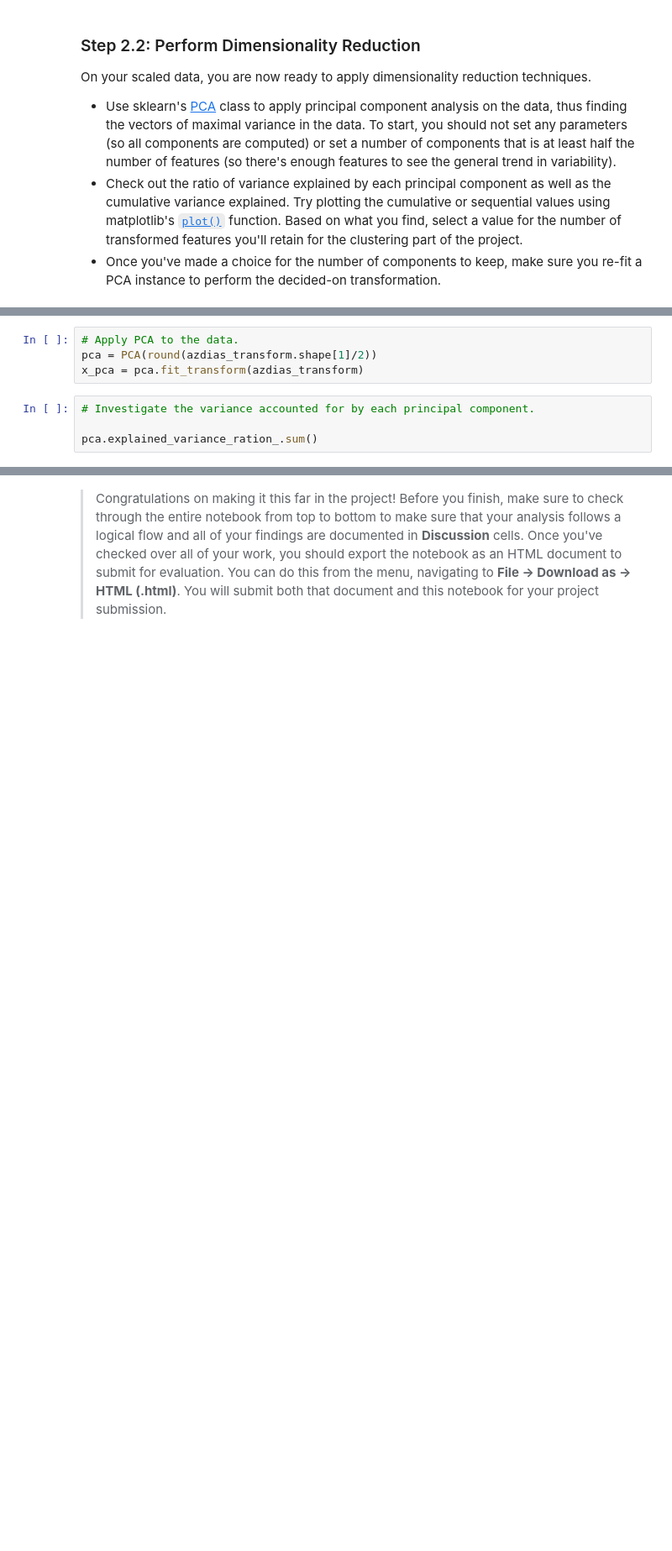
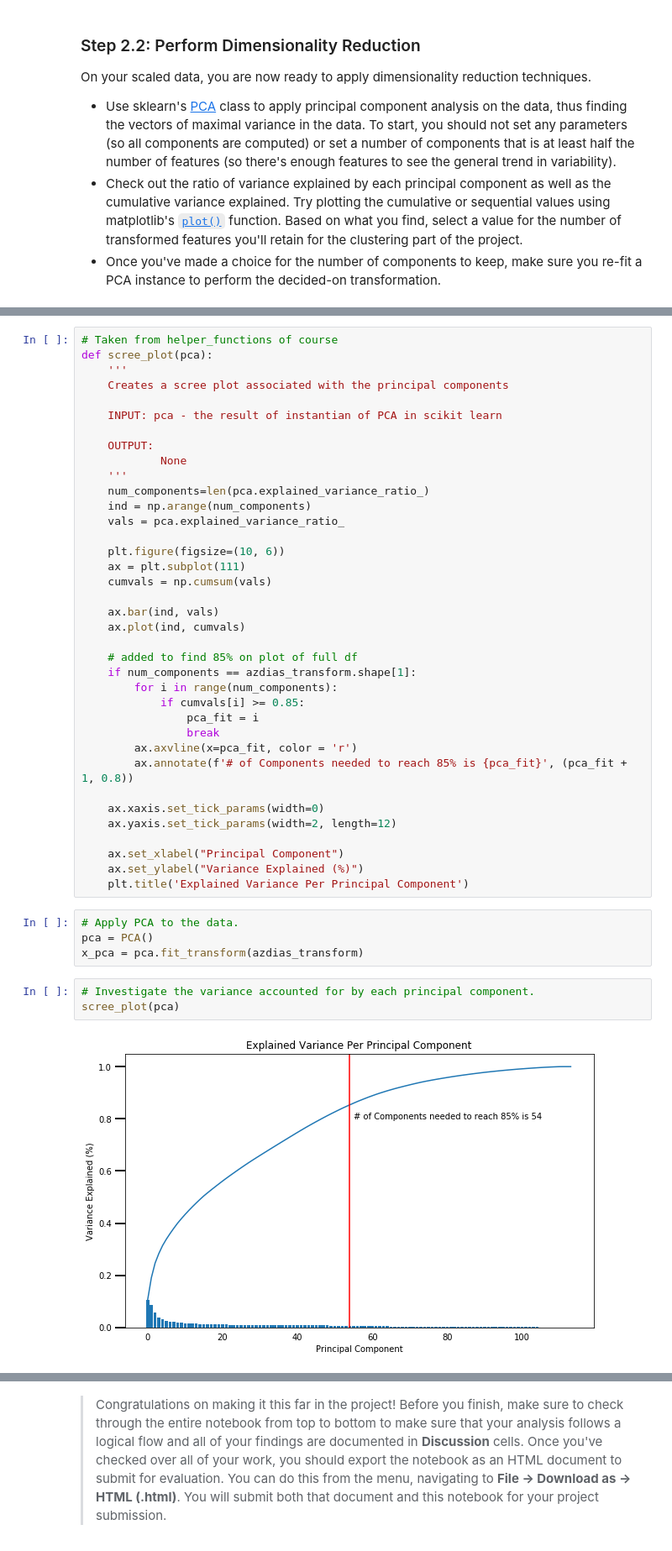
Before and after one commit to foosean010/C753, a Jupyter notebook: Identify_Customer_Segments.ipynb, the cells around one changed output, grey strips where cells are left out. Shown: that part at 84% size. Drawn from its saved outputs; the diff is of its cells as text; blank space fills up the shorter version.

```diff
--- a/Identify_Customer_Segments.ipynb
+++ b/Identify_Customer_Segments.ipynb
@@ -900,10 +897,48 @@ print(pca_param)
+# %%
+# Taken from helper_functions of course
+def scree_plot(pca):
+    '''
+    Creates a scree plot associated with the principal components
+
+    INPUT: pca - the result of instantian of PCA in scikit learn
+
+    OUTPUT:
+            None
+    '''
+    num_components=len(pca.explained_variance_ratio_)
+    ind = np.arange(num_components)
+    vals = pca.explained_variance_ratio_
+
+    plt.figure(figsize=(10, 6))
+    ax = plt.subplot(111)
+    cumvals = np.cumsum(vals)
+
+    ax.bar(ind, vals)
+    ax.plot(ind, cumvals)
+
+    # added to find 85% on plot of full df
+    if num_components == azdias_transform.shape[1]:
+        for i in range(num_components):
+            if cumvals[i] >= 0.85:
+                pca_fit = i
+                break
+        ax.axvline(x=pca_fit, color = 'r')
+        ax.annotate(f'# of Components needed to reach 85% is {pca_fit}', (pca_fit + 1, 0.8))
+
+    ax.xaxis.set_tick_params(width=0)
+    ax.yaxis.set_tick_params(width=2, length=12)
+
+    ax.set_xlabel("Principal Component")
+    ax.set_ylabel("Variance Explained (%)")
+    plt.title('Explained Variance Per Principal Component')
 # %%
 # Apply PCA to the data.
-pca = PCA(round(azdias_transform.shape[1]/2))
+pca = PCA()
 x_pca = pca.fit_transform(azdias_transform)
 # %%
 # Investigate the variance accounted for by each principal component.
-
-pca.explained_variance_ration_.sum()
+scree_plot(pca)
+# %% [output]
+[figure, added]
 # %%
 # Re-apply PCA to the data while selecting for number of components to retain.
```
Also changed, not shown: parts of 42 cells of this notebook, 1 other file.
